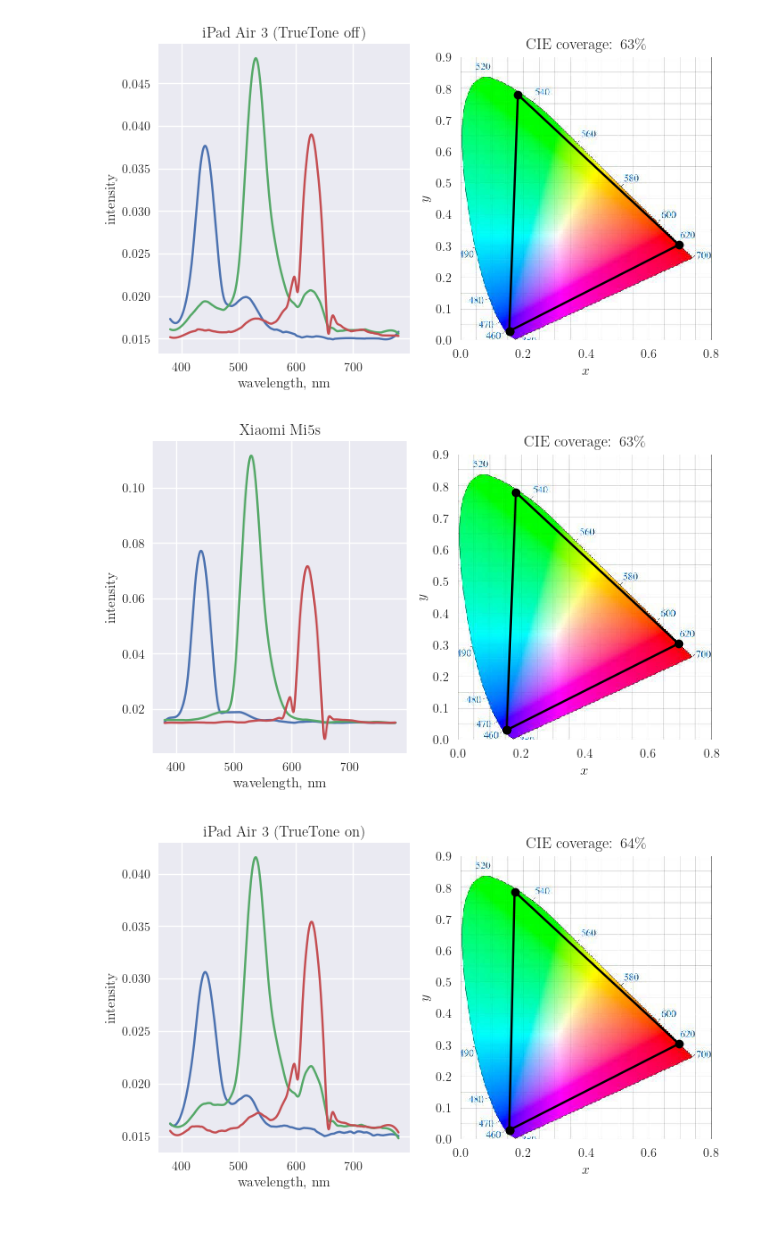
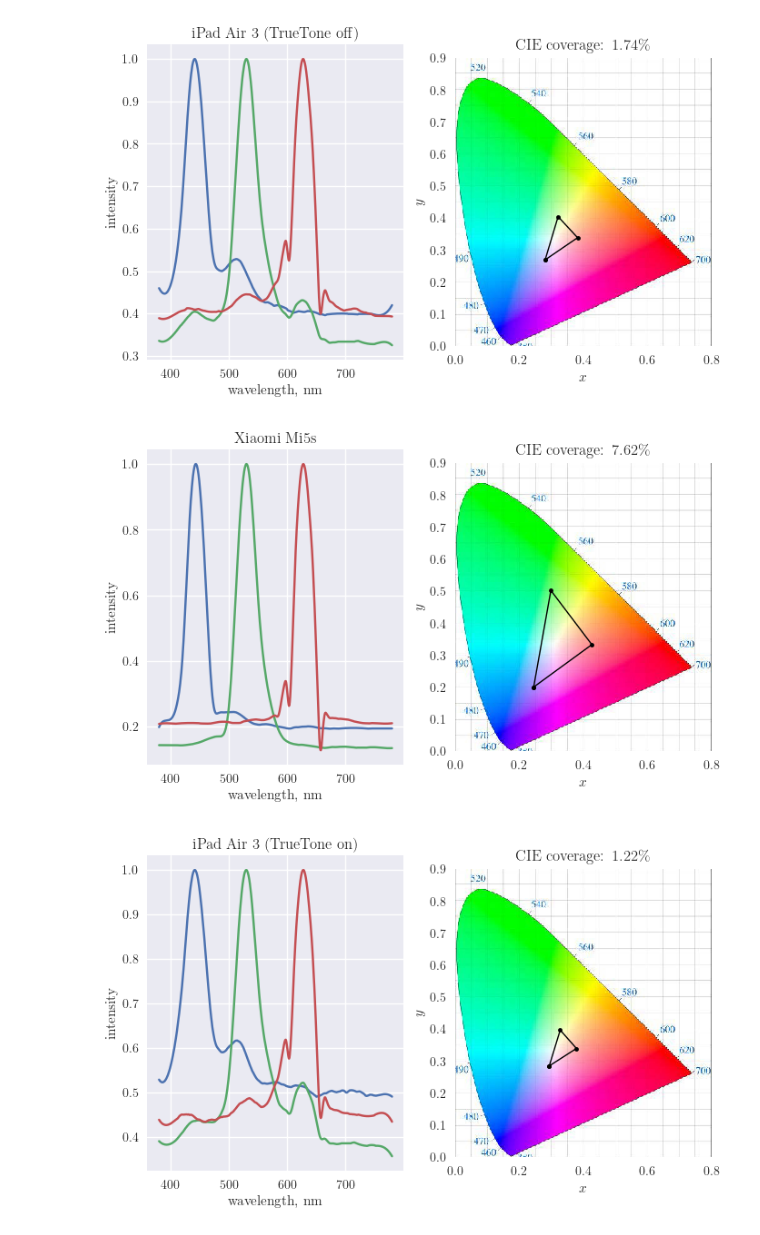
Before and after one commit to kvdomingo/AP187, a Jupyter notebook: Activity 7/187-7.ipynb, the cells around one changed output. Cells and saved outputs as stored; diff of their text form; code cells hidden in the pictures.

```diff
--- a/Activity 7/187-7.ipynb
+++ b/Activity 7/187-7.ipynb
@@ -15,20 +15,14 @@ mp.rcParams["figure.figsize"] = (16/2, 9/2)
 mp.rcParams["figure.dpi"] = 100
 mp.rcParams["text.latex.preamble"] = [r"\usepackage{physics}", r"\usepackage{url}"]
 # %%
-def spec2xyz(spectrum, fbar):
+def spec2xyz(wavelength, spectrum, observer):
     XYZ = []
-    for i in range(len(fbar)):
-        integrand = spectrum*fbar[i]
-        if type(spectrum) not in [list, np.ndarray]:
-            integral = integrand
-        else:
-            integral = integrate.trapz(integrand, spectrum)
+    for i in range(len(observer)):
+        integrand = spectrum*observer[i]
+        integral = integrate.trapz(integrand, wavelength)
         XYZ.append(integral)
-    I = np.sum(XYZ)
-    x = XYZ[0]/I
-    y = XYZ[1]/I
-    z = XYZ[2]/I
-    return x, y, z
+    x, y, z = XYZ/np.sum(XYZ)
+    return x, y
 
 def ShoelaceArea(x, y):
     return 1/2 * abs(x@np.roll(y, 1) - y@np.roll(x, 1))
@@ -61,39 +55,40 @@ for j, p in enumerate(prefix):
             zbar_interp = interp.interp1d(cie_wl, zbar)
             spec_interp = interp.interp1d(wavelength, intensity)
 
             wavelength = np.linspace(overall_wlmin, overall_wlmax, overall_wllen)
             intens = spec_interp(wavelength)
             xi = xbar_interp(wavelength)
             yi = ybar_interp(wavelength)
             zi = zbar_interp(wavelength)
 
-            i = np.argmax(intens)
-            x, y, _ = spec2xyz(intens[i], [xi[i], yi[i], zi[i]])
+            x, y = spec2xyz(wavelength, intens, [xi, yi, zi])
             boundx.append(x)
             boundy.append(y)
 
             intens = sig.savgol_filter(intens, 91, 3)
+            intens /= intens.max()
             ax.plot(wavelength, intens)
 
     ax.set_title(devices[j])
     ax.set_xlabel('wavelength, nm')
     ax.set_ylabel('intensity')
 
     ax = fig.add_subplot(122)
+    gamut_area = ShoelaceArea(boundx, boundy)
     boundx.append(boundx[0])
     boundy.append(boundy[0])
     ax.imshow(ciexy, extent=(0.0, 0.8, 0.0, 0.9))
-    ax.plot(boundx, boundy, 'ko-')
-    gamut_area = ShoelaceArea(boundx, boundy)
-    cie_coverage = int(gamut_area/tongue_area * 100)
+    ax.plot(boundx, boundy, 'k.-', lw=1)
+
+    cie_coverage = gamut_area/tongue_area * 100
     ax.grid(0)
     ax.set_xlabel('$x$')
     ax.set_ylabel('$y$')
-    ax.set_title('CIE coverage: {}\%'.format(cie_coverage))
+    ax.set_title('CIE coverage: {:.2f}\%'.format(cie_coverage))
 
     mp.savefig(''.join(devices[j].split(' ')) + '.png', dpi=300, bbox_inches='tight')
     mp.show()
 # %% [output]
-[figure, old version]
+[figure, new version]
-[figure, old version]
+[figure, new version]
-[figure, old version]
+[figure, new version]
```
Also changed, not shown: parts of 1 cell of this notebook, 19 other files.
